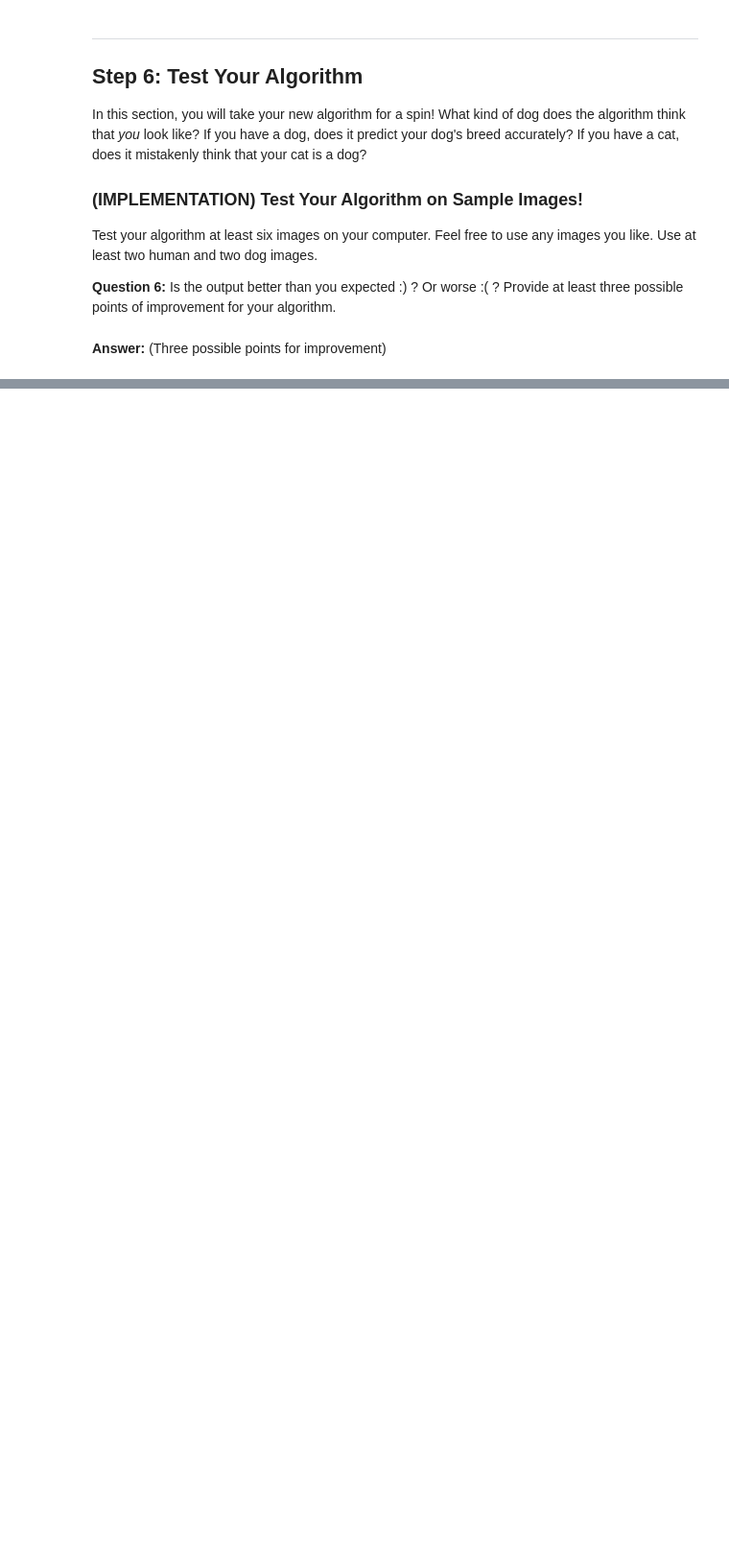
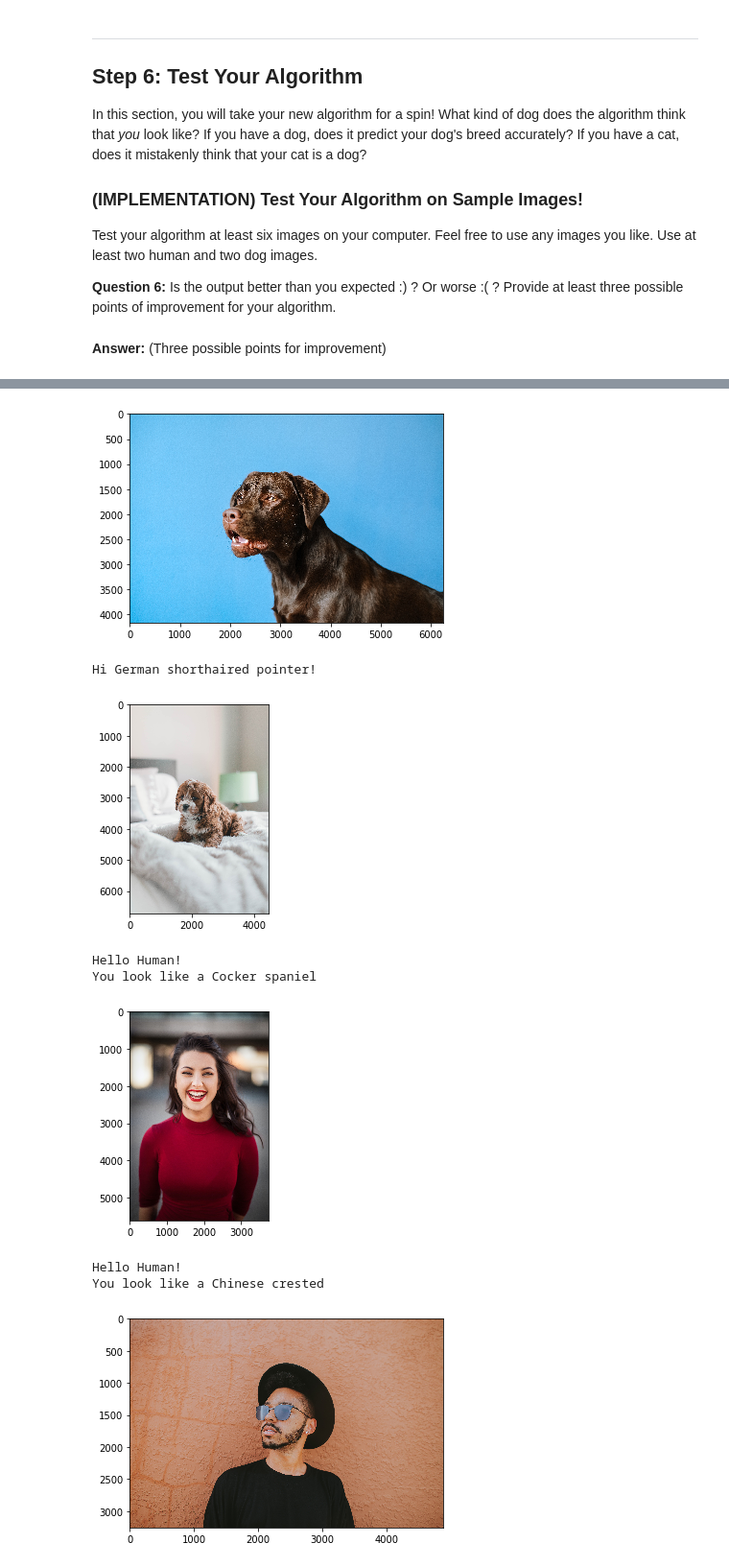
Before and after one commit to Aimar-M/dog_identification_app, a Jupyter notebook: dog_app.ipynb, the cells around one changed output, grey strips where cells are left out. Shown at 96% size. Saved outputs shown, nothing was run; the diff lists cells and outputs as text; code cells hidden in the pictures; blank space fills up the shorter version.

```diff
--- a/dog_app.ipynb
+++ b/dog_app.ipynb
@@ -791,0 +779,14 @@ Hi  ! Bullmastiff
+# %%
+for img_file in os.listdir('./dogs_&_humans'):
+    img_path = os.path.join('./dogs_&_humans', img_file)
+    alg(img_path)
+# %% [output]
+[figure, added]
+Hi German shorthaired pointer!
+[figure, added]
+Hello Human!
+You look like a Cocker spaniel
+[figure, added]
+Hello Human!
+You look like a Chinese crested
+[figure, added]
```
Also changed, not shown: parts of 14 cells of this notebook, 1 other file.
